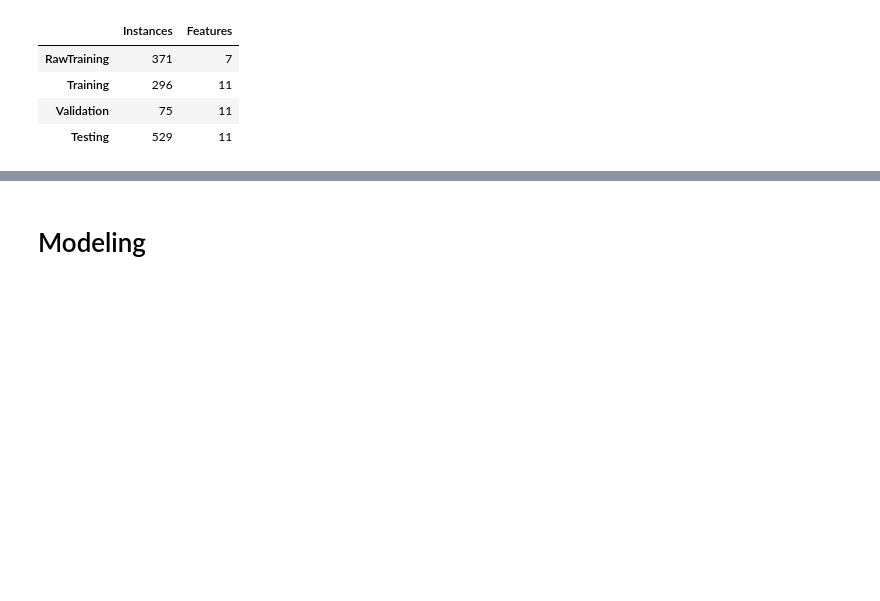
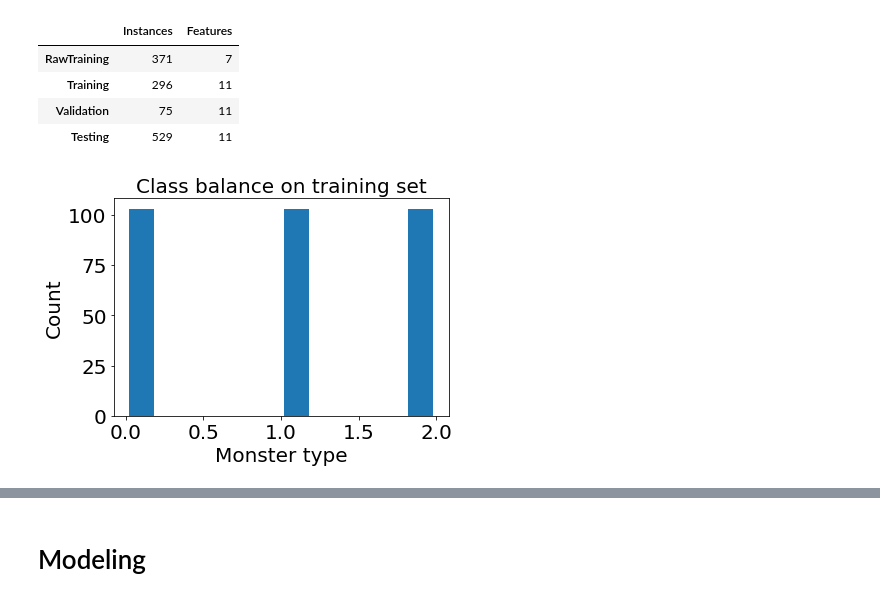
Before and after one commit to rajkumarcm/MachineLearning, a Jupyter notebook: Homework3/Homework_3.ipynb, the cells around one changed output, grey strips where cells are left out. Drawn from its saved outputs; the diff is of its cells as text; code cells hidden in the pictures; blank space fills up the shorter version.

```diff
--- a/Homework3/Homework_3.ipynb
+++ b/Homework3/Homework_3.ipynb
@@ -404,7 +386,7 @@ knn = KNeighborsClassifier()
 
 k_range = [10, 20, 30, 40, 50, 100]
 param_grid = {'n_neighbors':k_range}
-grid_cv = GridSearchCV(knn, param_grid, cv=10, scoring='f1_weighted', n_jobs=16,
+grid_cv = GridSearchCV(knn, param_grid, cv=10, scoring='f1_macro', n_jobs=2,
                        return_train_score=True)
 grid_cv = grid_cv.fit(X, y)
 # %%
@@ -451,7 +439,7 @@ target_count
 # %% [markdown]
 ### Splitting the data
 # %%
-X_train, X_val, y_train, y_val = train_test_split(X, y, test_size=0.2)
+X_train, X_val, y_train, y_val = train_test_split(X, y, test_size=0.2, stratify=y)
 # %%
 pd.DataFrame({'RawTraining':{'Instances':df_raw_train.shape[0], 'Features':df_raw_train.shape[1]},
               'Training':{'Instances':df_train.shape[0], 'Features':df_train.shape[1]},
@@ -463,3 +451,12 @@ pd.DataFrame({'RawTraining':{'Instances':df_raw_train.shape[0], 'Features':df_ra
 | Training | 296 | 11 |
 | Validation | 75 | 11 |
 | Testing | 529 | 11 |
+# %%
+plt.figure()
+plt.hist(y_train, rwidth=0.8)
+plt.xlabel('Monster type')
+plt.ylabel('Count')
+plt.title('Class balance on training set')
+plt.show()
+# %% [output]
+[figure, added]
```
Also changed, not shown: parts of 53 cells of this notebook.
